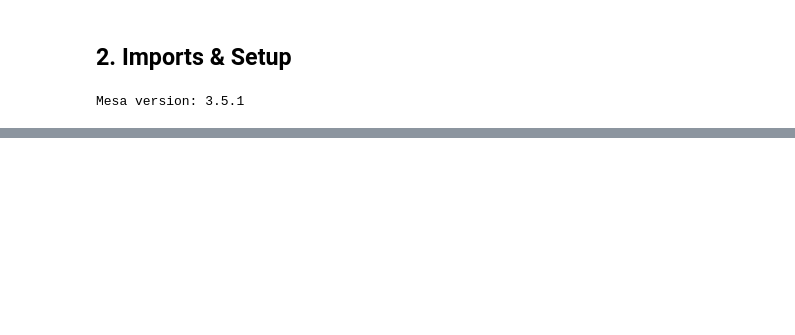
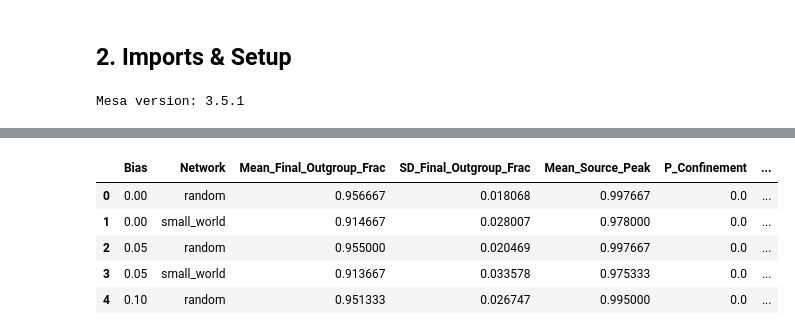
Before and after one commit to Samxel/misinformation-homophily-abm, a Jupyter notebook: model.ipynb, the cells around one changed output, grey strips where cells are left out. Drawn from its saved outputs; the diff is of its cells as text; code cells hidden in the pictures; blank space fills up the shorter version.

```diff
--- a/model.ipynb
+++ b/model.ipynb
@@ -110,9 +139,85 @@ class MisinformationModel(mesa.Model):
 # %%
-model = MisinformationModel(n=200, bias=0.9, base_prob=0.1, network_type="random", seed=42)
+BIAS_VALUES = np.round(np.linspace(0, 1, 21), 2)
+ITERATIONS = 30
+STEPS_PER_RUN = 120
+OUTBREAK_THRESHOLD = 0.05
 
-for _ in range(100):
-    model.step()
+records = []
 
-data = model.datacollector.get_model_vars_dataframe()
-print(data)
+for network_type in ["random", "small_world"]:
+    for i, bias in enumerate(tqdm(BIAS_VALUES)):
+        for run in range(ITERATIONS):
+            # deterministic seed per (bias_index, run) for reproducibility - from 1 to max int
+            seed = int(np.random.default_rng([i, run]).integers(0, 2**31 - 1))
+            model = MisinformationModel(n=200, bias=float(bias), base_prob=0.1, network_type=network_type, seed=seed)
+
+            outbreak_step = np.nan
+            group_size = model.n // model.num_groups
+
+            for step in range(STEPS_PER_RUN):
+                model.step()
+                outgroup_infected = model.datacollector.model_vars["Infected_G1"][-1] / group_size
+
+                # track first step where outgroup exceeds OUTBREAK_THRESHOLD (5%) threshold
+                if np.isnan(outbreak_step) and outgroup_infected >= OUTBREAK_THRESHOLD:
+                    outbreak_step = step
+
+            data = model.datacollector.get_model_vars_dataframe()
+            # final infected fraction in outgroup at end of run
+            final_outgroup = data["Infected_G1"].iloc[-1] / group_size
+            # peak infected fraction in source group over entire run
+            source_peak = data["Infected_G0"].max() / group_size
+
+            records.append({
+                "Bias":                         float(bias),
+                "Run":                          run,
+                "Final_Outgroup_Frac":          final_outgroup,
+                "Source_Peak_Infected_Frac":    source_peak,
+                "Is_Confined":                  int(final_outgroup <= OUTBREAK_THRESHOLD),
+                "Time_To_Outbreak":             outbreak_step,
+                "Network":                      network_type,
+            })
+
+sweep_df = pd.DataFrame(records)
+
+summary = (
+    sweep_df
+    .groupby(["Bias", "Network"])
+    .agg(
+        Mean_Final_Outgroup_Frac =  ("Final_Outgroup_Frac", "mean"),
+        SD_Final_Outgroup_Frac   =  ("Final_Outgroup_Frac", "std"),
+        Mean_Source_Peak         =  ("Source_Peak_Infected_Frac", "mean"),
+        P_Confinement            =  ("Is_Confined", "mean"),
+        Mean_Time_To_Outbreak    =  ("Time_To_Outbreak", "mean"),
+        No_Outbreak_Frac         =  ("Time_To_Outbreak", lambda s: s.isna().mean()),
+    )
+    .reset_index()
+)
+
+# tipping point: smallest bias where >= 50% of runs stayed confined (random only)
+df_random = summary[summary["Network"] == "random"].sort_values("Bias").reset_index(drop=True)
+above = df_random[df_random["P_Confinement"] >= 0.50]
+
+if above.empty:
+    tipping_point = np.nan
+    tipping_message = "Confinement did not reach 50% in the tested bias range."
+else:
+    first_idx = above.index[0]
+    first_bias = df_random.loc[first_idx, "Bias"]
+
+    if first_idx == 0:
+        tipping_point = first_bias
+        tipping_message = f"At β = {first_bias:.2f}, confinement is already at least 50%."
+    else:
+        x0, y0 = df_random.loc[first_idx - 1, "Bias"], df_random.loc[first_idx - 1, "P_Confinement"]
+        x1, y1 = df_random.loc[first_idx, "Bias"], df_random.loc[first_idx, "P_Confinement"]
+
+        tipping_point = x0 + (0.50 - y0) * (x1 - x0) / (y1 - y0) if y1 != y0 else first_bias
+        tipping_message = (
+            f"Estimated 50% confinement tipping point: β ≈ {tipping_point:.2f}. "
+            f"The first tested bias level above 50% confinement is β = {first_bias:.2f}."
+        )
+
+print(tipping_message)
+summary.head()
 # %% [output]
@@ -132,0 +225,6 @@ print(data)
+|  | Bias | Network | Mean_Final_Outgroup_Frac | SD_Final_Outgroup_Frac | Mean_Source_Peak | P_Confinement | ... |
+| 0 | 0.00 | random | 0.956667 | 0.018068 | 0.997667 | 0.0 | ... |
+| 1 | 0.00 | small_world | 0.914667 | 0.028007 | 0.978000 | 0.0 | ... |
+| 2 | 0.05 | random | 0.955000 | 0.020469 | 0.997667 | 0.0 | ... |
+| 3 | 0.05 | small_world | 0.913667 | 0.033578 | 0.975333 | 0.0 | ... |
+| 4 | 0.10 | random | 0.951333 | 0.026747 | 0.995000 | 0.0 | ... |
```
Also changed, not shown: parts of 10 cells of this notebook.
